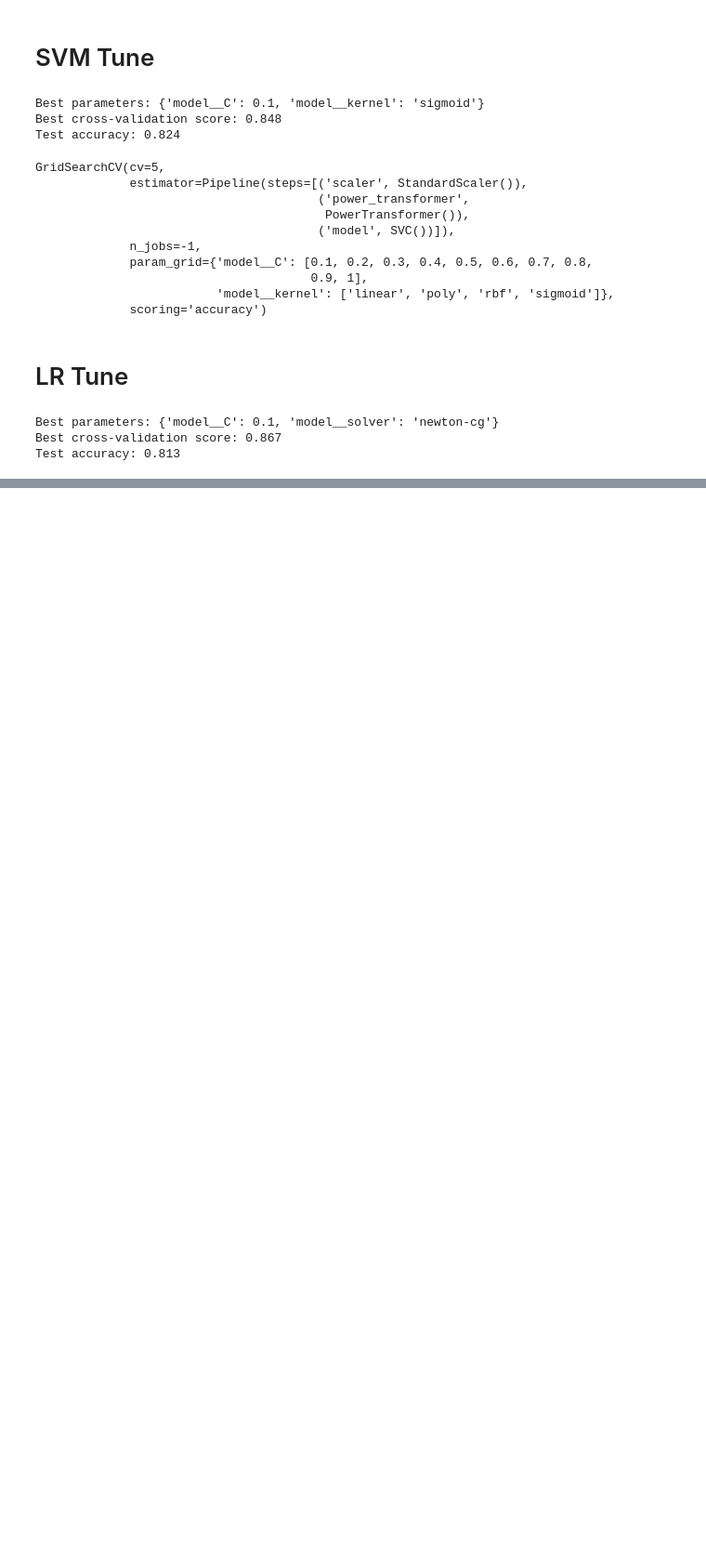
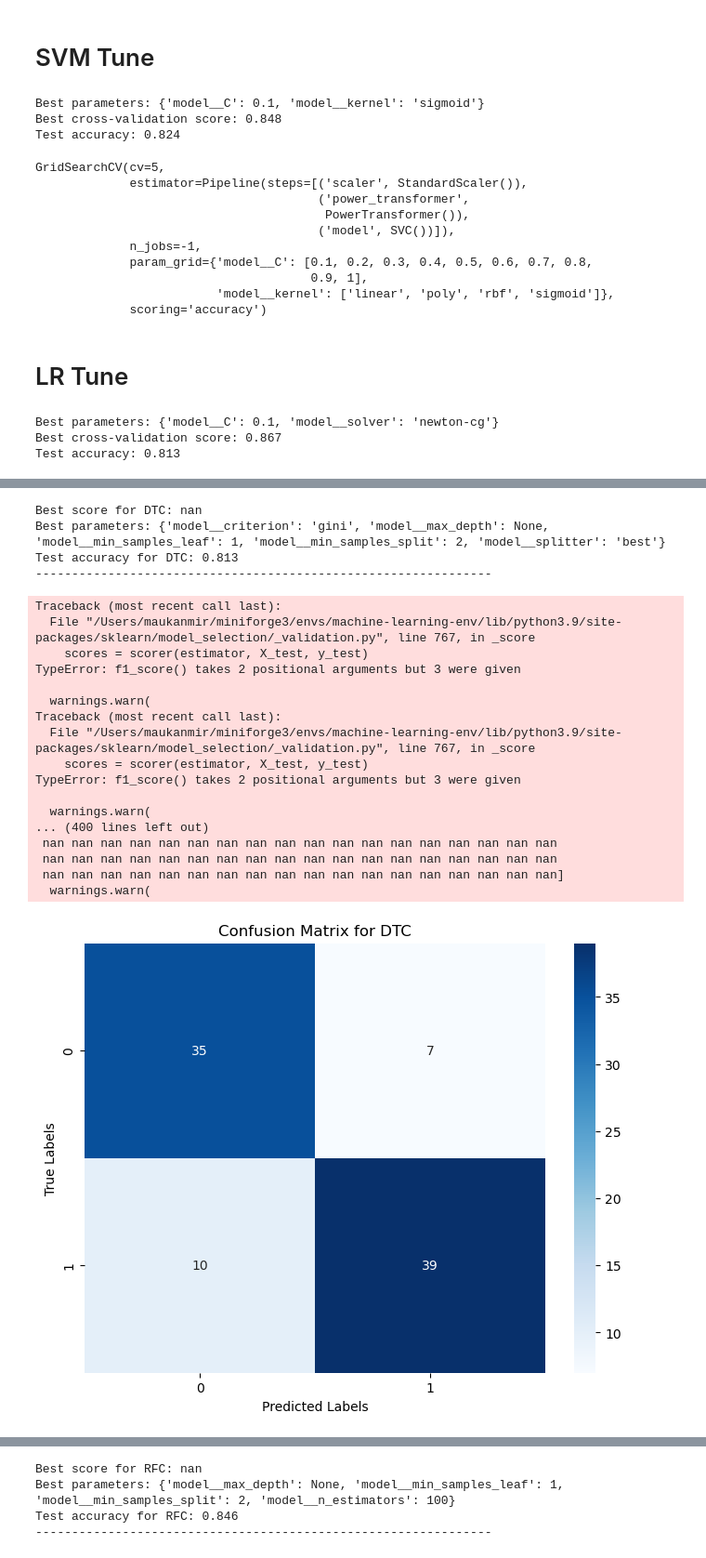
Before and after one commit to MaukanMir/Heart-Attack-Analysis-and-Prediction-Dataset, a Jupyter notebook: trainnig.ipynb, the cells around one changed output, grey strips where cells are left out. Shown at 93% size. Drawn from its saved outputs; the diff is of its cells as text; code cells hidden in the pictures; blank space fills up the shorter version.

```diff
--- a/trainnig.ipynb
+++ b/trainnig.ipynb
@@ -437,0 +507,33 @@ Test accuracy: 0.813
+# %%
+names = ["DTC", "RFC", "GBC", "XGB"]
+models = get_selected_models(names)
+
+param_grid = {
+    'DTC': {
+        'model__criterion': ['gini', 'entropy'],
+        'model__max_depth': [None, 10, 20, 30],
+        'model__min_samples_split': [2, 5, 10],
+        'model__min_samples_leaf': [1, 2, 4],
+        'model__splitter': ['best', 'random']
+    },
+    'RFC': {
+        'model__n_estimators': [100, 200, 300],
+        'model__max_depth': [None, 10, 20, 30],
+        'model__min_samples_split': [2, 5, 10],
+        'model__min_samples_leaf': [1, 2, 4],
+    },
+    'GBC': {
+        'model__n_estimators': [100, 200, 300],
+        'model__learning_rate': [0.01, 0.1, 0.2],
+        'model__max_depth': [3, 5, 7]
+    },
+    'XGB': {
+        'model__n_estimators': [100, 200, 300],
+        'model__max_depth': [3, 5, 7],
+        'model__learning_rate': [0.01, 0.1, 0.2]
+    }
+}
+
+metric = f1_score
+grid_search_selected_models(param_grid, names, models, X, y, metric)
+# %% [output]
@@ -437,0 +557,22 @@ Test accuracy: 0.813
+Best score for DTC: nan
+Best parameters: {'model__criterion': 'gini', 'model__max_depth': None, 'model__min_samples_leaf': 1, 'model__min_samples_split': 2, 'model__splitter': 'best'}
+Test accuracy for DTC: 0.813
+---------------------------------------------------------------
+Traceback (most recent call last):
+  File "/Users/maukanmir/miniforge3/envs/machine-learning-env/lib/python3.9/site-packages/sklearn/model_selection/_validation.py", line 767, in _score
+    scores = scorer(estimator, X_test, y_test)
+TypeError: f1_score() takes 2 positional arguments but 3 were given
+
+  warnings.warn(
+Traceback (most recent call last):
+  File "/Users/maukanmir/miniforge3/envs/machine-learning-env/lib/python3.9/site-packages/sklearn/model_selection/_validation.py", line 767, in _score
+    scores = scorer(estimator, X_test, y_test)
+TypeError: f1_score() takes 2 positional arguments but 3 were given
+
+  warnings.warn(
+... (400 lines left out)
+ nan nan nan nan nan nan nan nan nan nan nan nan nan nan nan nan nan nan
+ nan nan nan nan nan nan nan nan nan nan nan nan nan nan nan nan nan nan
+ nan nan nan nan nan nan nan nan nan nan nan nan nan nan nan nan nan nan]
+  warnings.warn(
+[figure, added]
@@ -437,0 +596,4 @@ Test accuracy: 0.813
+Best score for RFC: nan
+Best parameters: {'model__max_depth': None, 'model__min_samples_leaf': 1, 'model__min_samples_split': 2, 'model__n_estimators': 100}
+Test accuracy for RFC: 0.846
+---------------------------------------------------------------
```
Also changed, not shown: parts of 4 cells of this notebook.
